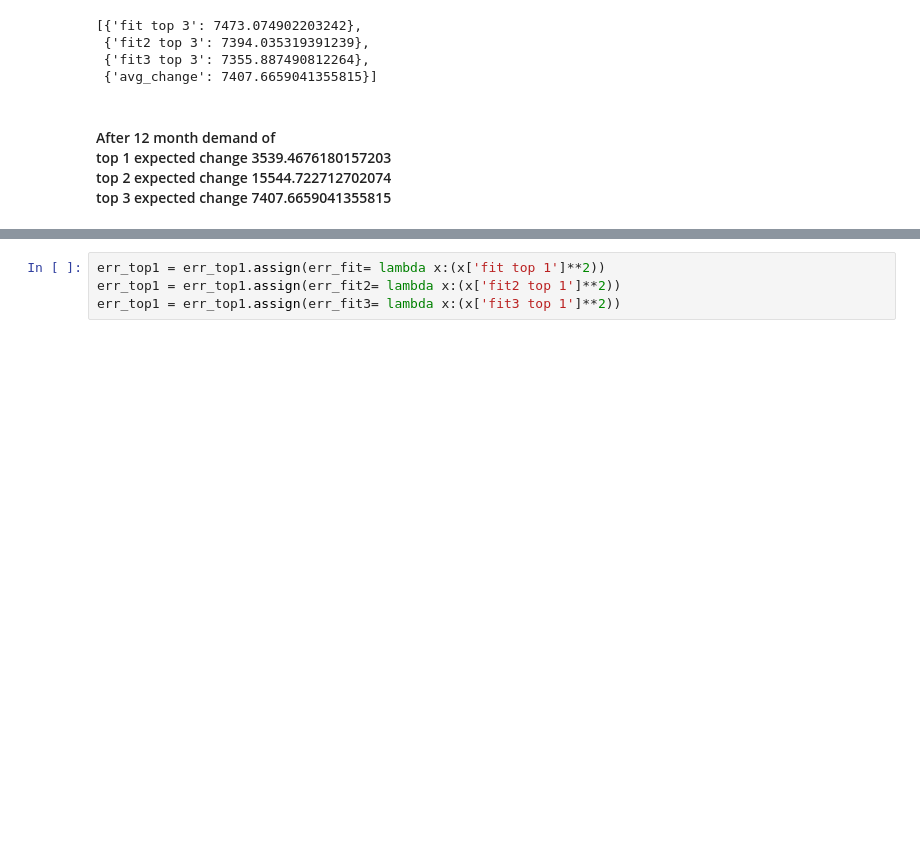
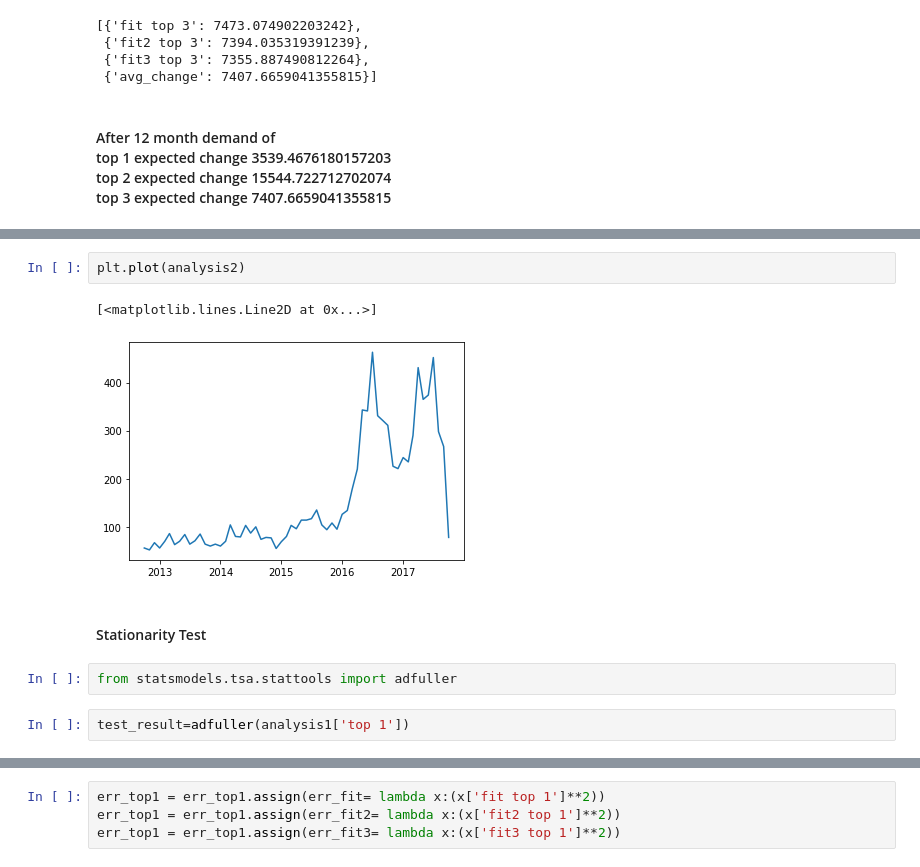
Before and after one commit to akib1162100/data_science_challenge, a Jupyter notebook: DS_challenge.ipynb, the cells around one changed output, grey strips where cells are left out. Saved outputs shown, nothing was run; the diff lists cells and outputs as text; blank space fills up the shorter version.

```diff
--- a/DS_challenge.ipynb
+++ b/DS_challenge.ipynb
@@ -390,0 +472,11 @@ errs3
+# %%
+plt.plot(analysis2)
+# %% [output]
+[<matplotlib.lines.Line2D at 0x...>]
+[figure, added]
+# %% [markdown]
+<h4> Stationarity Test
+# %%
+from statsmodels.tsa.stattools import adfuller
+# %%
+test_result=adfuller(analysis1['top 1'])
```
Also changed, not shown: parts of 85 cells of this notebook.
